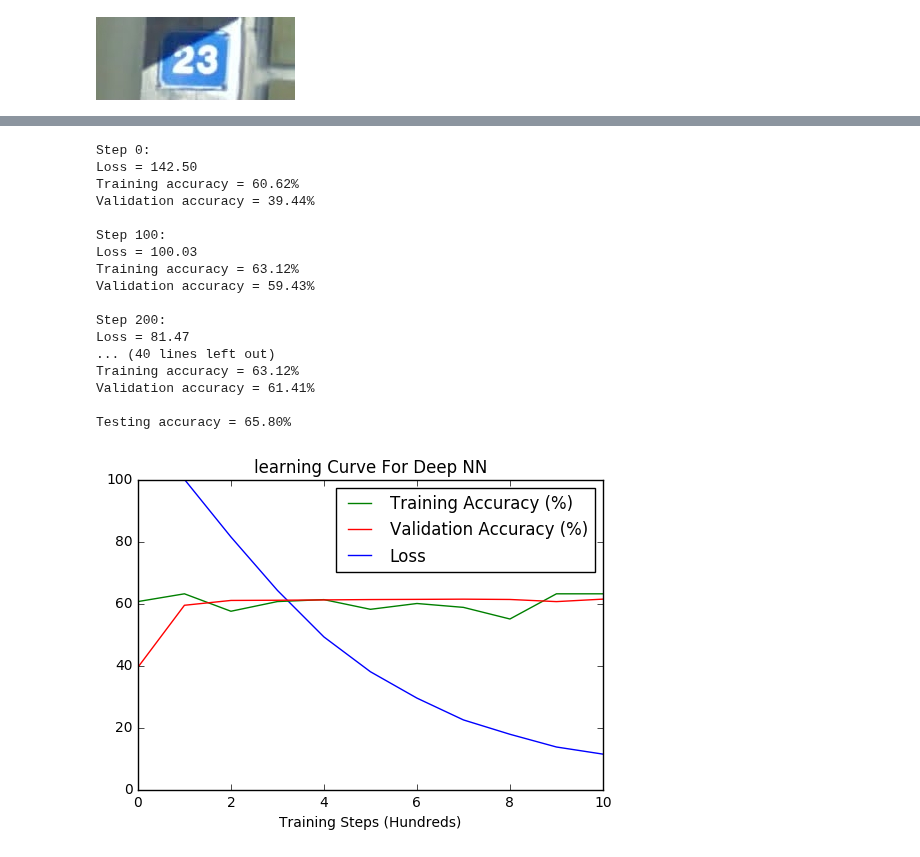
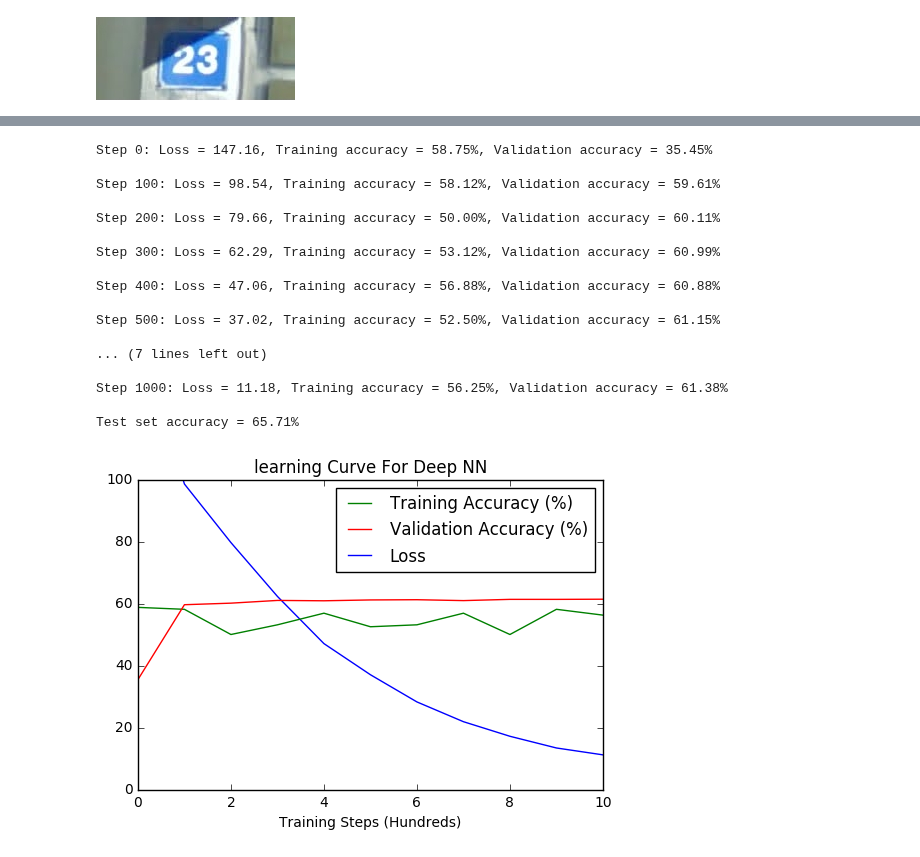
Before and after one commit to charlescc9/deep-learning-image-classification, a Jupyter notebook: svhn_large.ipynb, the cells around one changed output, grey strips where cells are left out. Cells and saved outputs as stored; diff of their text form; code cells hidden in the pictures.

```diff
--- a/svhn_large.ipynb
+++ b/svhn_large.ipynb
@@ -577,62 +594,59 @@ with graph.as_default():
                          tf.nn.softmax(test_output_2),
                          tf.nn.softmax(test_output_3),
                          tf.nn.softmax(test_output_4),
                          tf.nn.softmax(test_output_5)), 1)
 
 # Session
 with tf.Session(graph=graph) as session:
     tf.initialize_all_variables().run()
 
     # Train
     for i in xrange(steps_num):
         batch_start = batch_size * i % (train_y.shape[0] - batch_size)
         batch_end = batch_start + batch_size
         batch_X = train_X[batch_start:batch_end,:]
         batch_y = train_y[batch_start:batch_end,:]
         _, l = session.run([optimizer, loss], {train_X_tf: batch_X, train_y_tf: batch_y})
 
         # Report validation accuracy
         if i % 100 == 0:
             train_accuracy = accuracy(preds, batch_y)
             valid_accuracy = accuracy(valid_preds.eval(), valid_y)
             train_accuracies.append(train_accuracy)
             valid_accuracies.append(valid_accuracy)
             losses.append(l)
 
-            print('Step %d: ' % i)
-            print('Loss = %.2f ' % l)
-            print('Training accuracy = %.2f%% ' % train_accuracy)
-            print('Validation accuracy = %.2f%%\n' % valid_accuracy)
+            print('Step %d: Loss = %.2f, Training accuracy = %.2f%%, Validation accuracy = %.2f%%\n' %
+                  (i, l, train_accuracy, valid_accuracy))
 
-    print('Testing accuracy = %.2f%%' % accuracy(test_preds.eval(), test_y))
+    print('Test set accuracy = %.2f%%' % accuracy(test_preds.eval(), test_y))
+
+# Plot training graph to access performance
+l, = plt.plot(losses, label='Loss')
+ta, = plt.plot(train_accuracies, label='Training Accuracy (%)')
+va, = plt.plot(valid_accuracies, label='Validation Accuracy (%)')
+plt.xlabel('Training Steps (Hundreds)')
+plt.ylim(0, 100)
+plt.xlim(0, 10)
+plt.title('learning Curve For Deep NN')
+plt.legend(handles=[ta, va, l])
+plt.show()
 # %% [output]
-Step 0:
-Loss = 142.50
-Training accuracy = 60.62%
-Validation accuracy = 39.44%
+Step 0: Loss = 147.16, Training accuracy = 58.75%, Validation accuracy = 35.45%
 
-Step 100:
-Loss = 100.03
-Training accuracy = 63.12%
-Validation accuracy = 59.43%
+Step 100: Loss = 98.54, Training accuracy = 58.12%, Validation accuracy = 59.61%
 
-Step 200:
-Loss = 81.47
-... (40 lines left out)
-Training accuracy = 63.12%
-Validation accuracy = 61.41%
+Step 200: Loss = 79.66, Training accuracy = 50.00%, Validation accuracy = 60.11%
 
-Testing accuracy = 65.80%
+Step 300: Loss = 62.29, Training accuracy = 53.12%, Validation accuracy = 60.99%
+
+Step 400: Loss = 47.06, Training accuracy = 56.88%, Validation accuracy = 60.88%
+
+Step 500: Loss = 37.02, Training accuracy = 52.50%, Validation accuracy = 61.15%
+
+... (7 lines left out)
+
+Step 1000: Loss = 11.18, Training accuracy = 56.25%, Validation accuracy = 61.38%
+
+Test set accuracy = 65.71%
+[figure, added]
-# %%
-# Plot training graph to access under/overfitting
-l, = plt.plot(losses, label='Loss')
-ta, = plt.plot(train_accuracies, label='Training Accuracy (%)')
-va, = plt.plot(valid_accuracies, label='Validation Accuracy (%)')
-plt.xlabel('Training Steps (Hundreds)')
-plt.ylim(0, 100)
-plt.xlim(0, 10)
-plt.title('learning Curve For Deep NN')
-plt.legend(handles=[ta, va, l])
-plt.show()
-# %% [output]
-[figure, removed]
```
Also changed, not shown: parts of 4 cells of this notebook.
